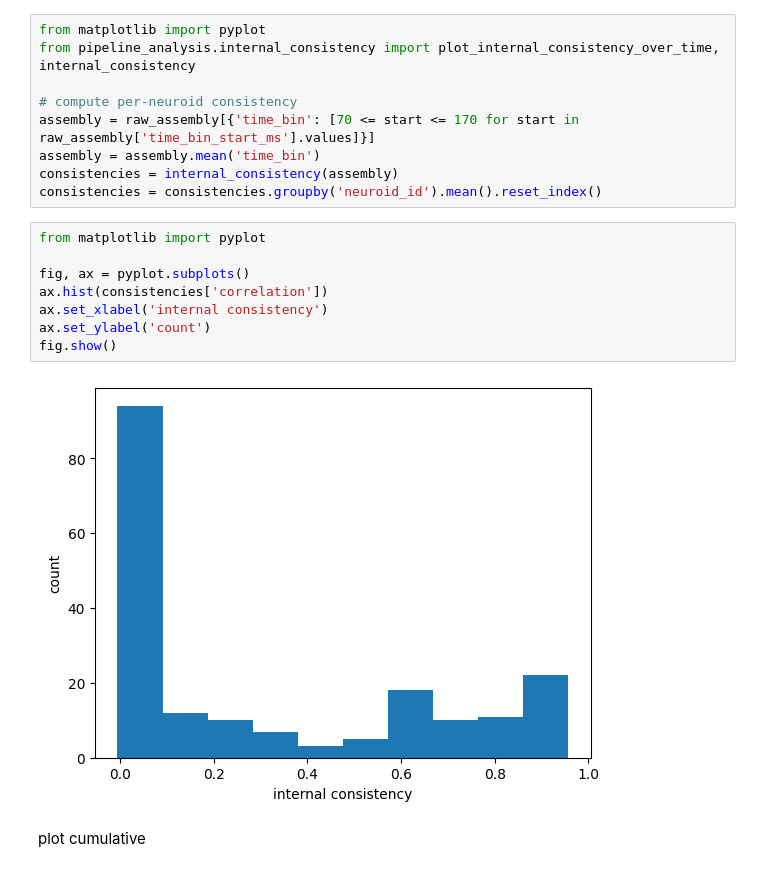
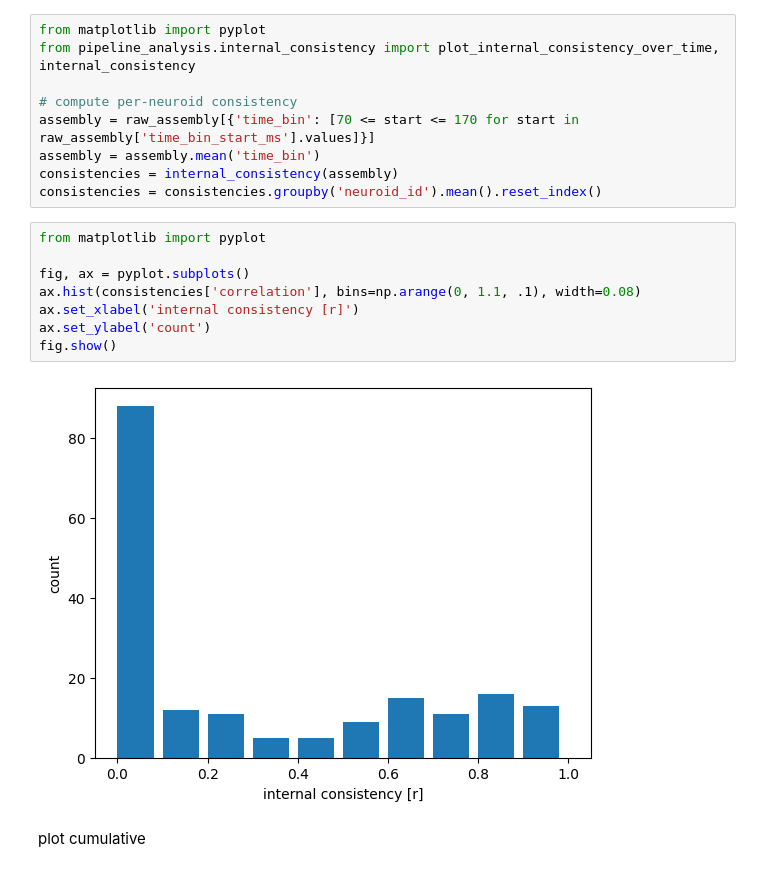
Before and after one commit to dicarlolab/pipeline_analysis, a Jupyter notebook: pico_muri.ipynb, the cells around one changed output. Cells and saved outputs as stored; diff of their text form.

```diff
--- a/pico_muri.ipynb
+++ b/pico_muri.ipynb
@@ -61,13 +61,13 @@ consistencies = consistencies.groupby('neuroid_id').mean().reset_index()
 # %%
 from matplotlib import pyplot
 
 fig, ax = pyplot.subplots()
-ax.hist(consistencies['correlation'])
-ax.set_xlabel('internal consistency')
+ax.hist(consistencies['correlation'], bins=np.arange(0, 1.1, .1), width=0.08)
+ax.set_xlabel('internal consistency [r]')
 ax.set_ylabel('count')
 fig.show()
 # %% [output]
-[figure, old version]
+[figure, new version]
 # %% [markdown]
 plot cumulative
 # %%
```
Also changed, not shown: parts of 2 cells of this notebook.
